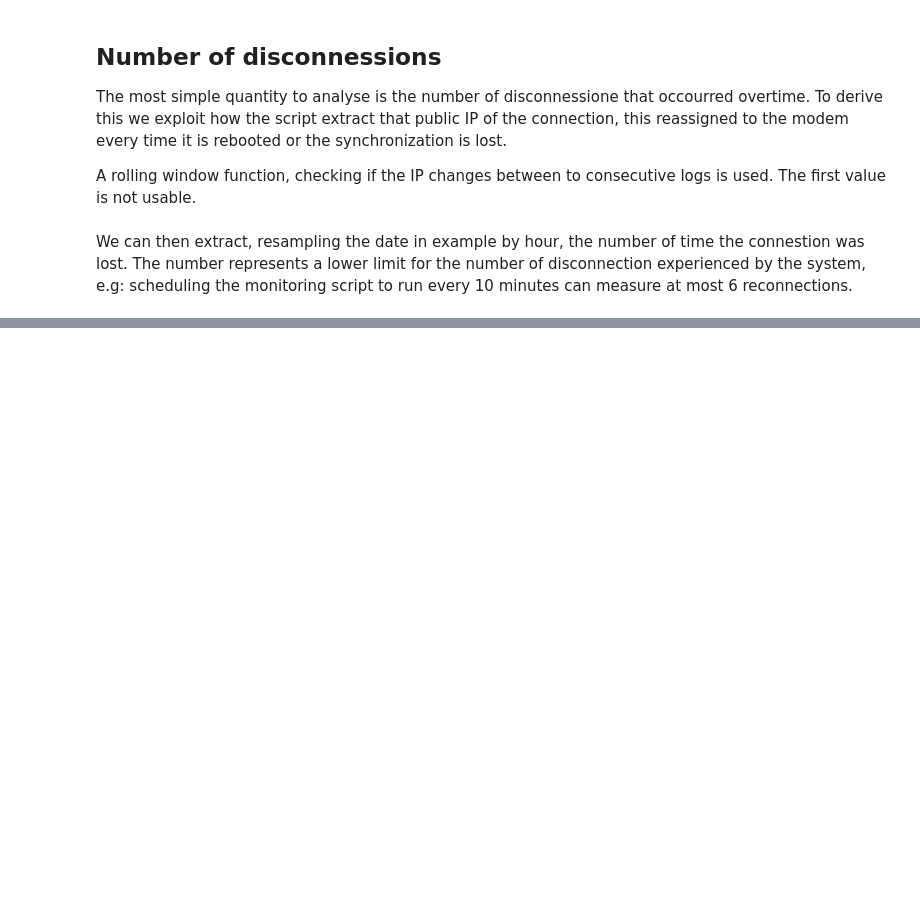
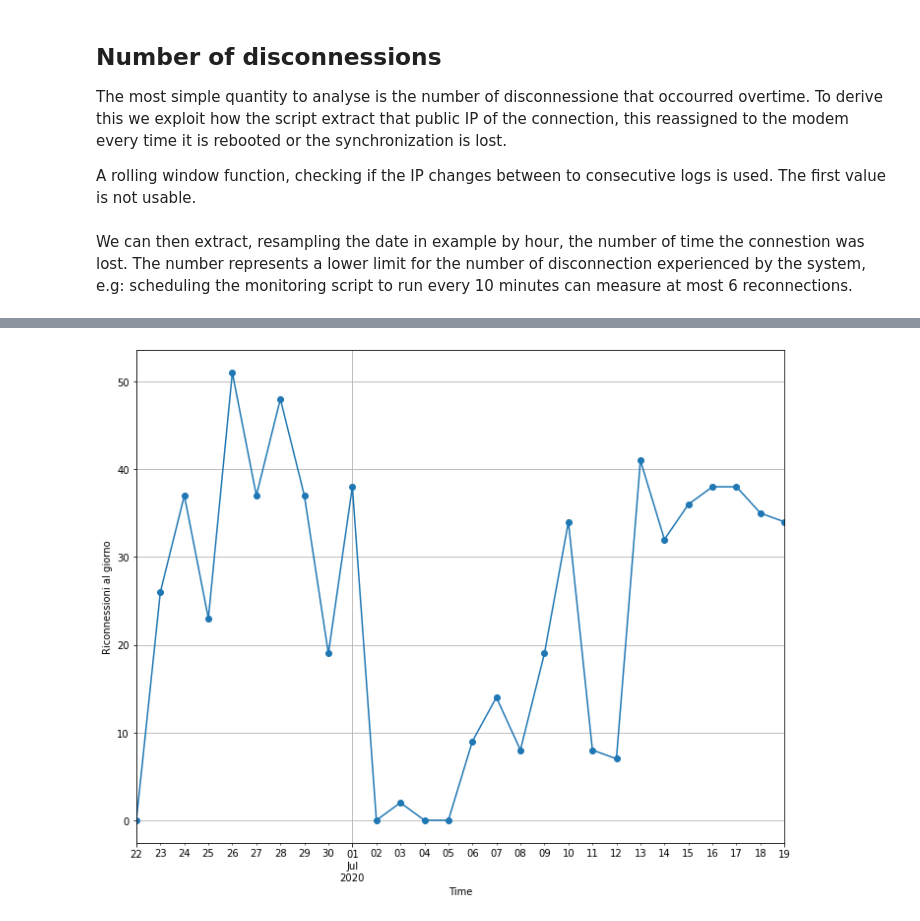
Before and after one commit to guivo/ModemChecker, a Jupyter notebook: analysis.ipynb, the cells around one changed output, grey strips where cells are left out. Cells and saved outputs as stored; diff of their text form; code cells hidden in the pictures; blank space fills up the shorter version.

```diff
--- a/analysis.ipynb
+++ b/analysis.ipynb
@@ -85 +85,13 @@ plt.savefig("durata.png")
 <Figure size 432x288 with 0 Axes>
+# %%
+plt.figure(figsize=(10,8))
+pdata = changeS.resample("1d").sum()
+pdata.plot(style="o-")
+
+plt.grid()
+plt.ylabel("Riconnessioni al giorno")
+plt.tight_layout()
+plt.savefig("Riconnessioni_daily.png")
+plt.show()
+# %% [output]
+[figure, added]
```
Also changed, not shown: parts of 3 cells of this notebook, 1 other file.
